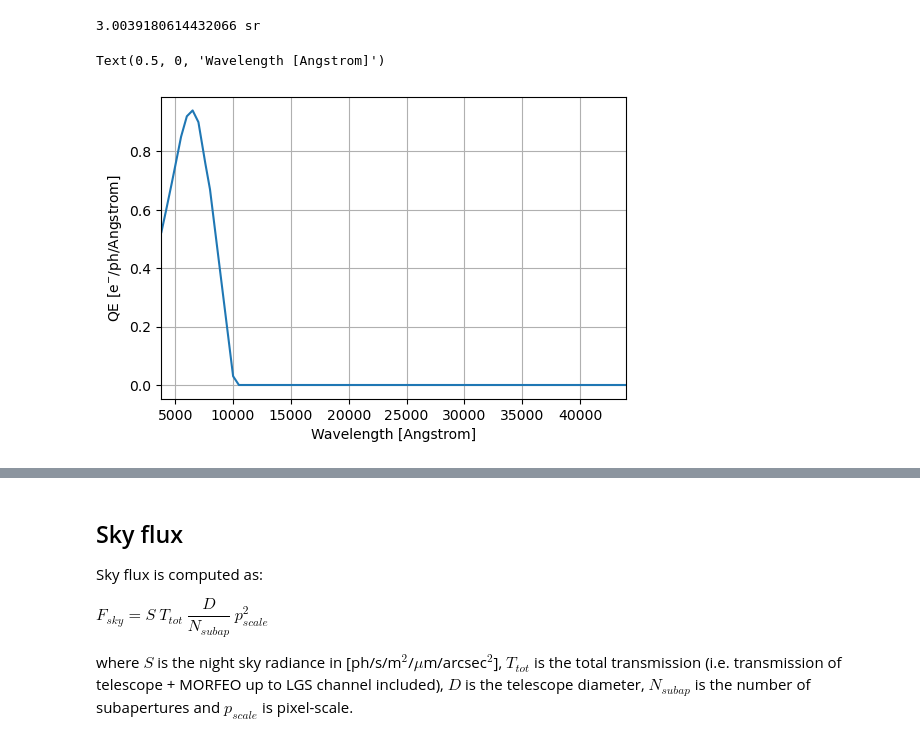
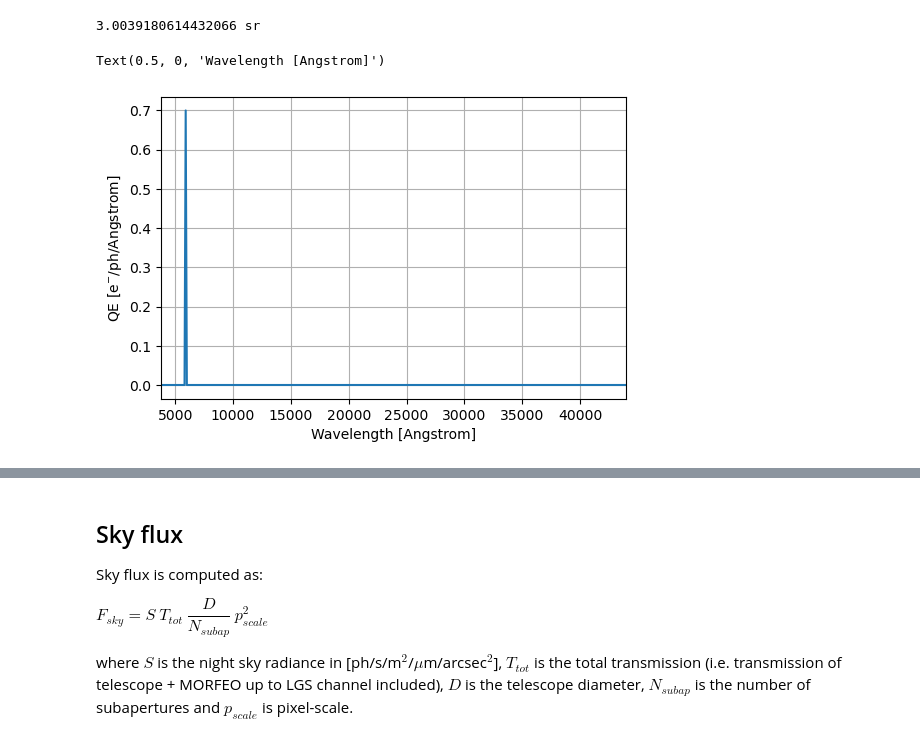
Before and after one commit to ArcetriAdaptiveOptics/arte, a Jupyter notebook: notebook/photometry/background_computation.ipynb, the cells around one changed output, grey strips where cells are left out. Drawn from its saved outputs; the diff is of its cells as text; code cells hidden in the pictures.

```diff
--- a/notebook/photometry/background_computation.ipynb
+++ b/notebook/photometry/background_computation.ipynb
@@ -17,9 +17,11 @@ import matplotlib.pyplot as plt
 import matplotlib as mpl
 from synphot.models import BlackBody1D, Empirical1D
 from synphot import SourceSpectrum, units
-from arte.photometry.transmissive_elements import MorfeoLgsChannelAsTransmissiveElement, MorfeoTransmissiveElementsCatalog
+from arte.photometry.morfeo_transmissive_systems import MorfeoLgsChannelTransmissiveSystem_001
+from arte.photometry.transmissive_elements_catalogs import MorfeoTransmissiveElementsCatalog, \
+    DetectorsTransmissiveElementsCatalog
 
-lgs_ch = MorfeoLgsChannelAsTransmissiveElement()
+lgs_ch = MorfeoLgsChannelTransmissiveSystem_001()
 waveset = lgs_ch.transmittance.waveset
 
 #BLACKBODY SPECTRUM
@@ -58,17 +60,17 @@ print(omega)
 # %% [output]
 3.0039180614432066 sr
 # %%
-ccd220 = MorfeoTransmissiveElementsCatalog.ccd220_qe()
+cblue = DetectorsTransmissiveElementsCatalog.c_blue_qe_001()
 
 mpl.rcParams['figure.dpi'] = 100
-plt.plot(waveset, ccd220.transmittance(waveset))
+plt.plot(waveset, cblue.transmittance(waveset))
 plt.grid()
 plt.xlim(3800, 44000)
 plt.ylabel('QE [e$^{-}$/ph/Angstrom]')
 plt.xlabel('Wavelength [%s]' %waveset.unit)
 # %% [output]
 Text(0.5, 0, 'Wavelength [Angstrom]')
-[figure, old version]
+[figure, new version]
 # %%
 #THERMAL FLUX AT LGS CHANNEL
 # photlam_explicit = u.ph / u.s / u.cm**2 / u.Angstrom / units.PHOTLAM
```
Also changed, not shown: parts of 28 cells of this notebook, 2 other files.
